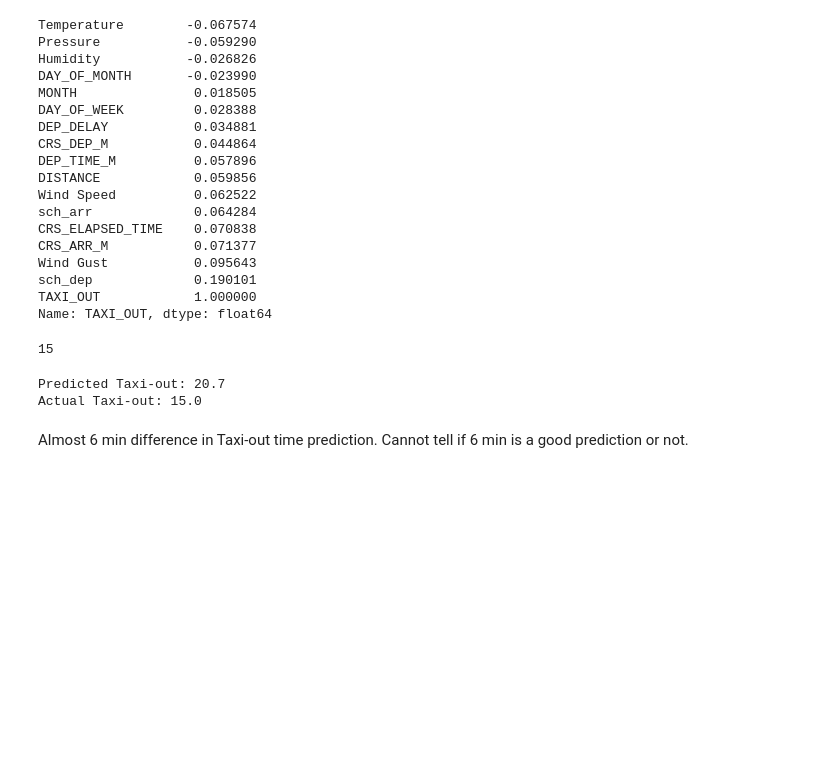
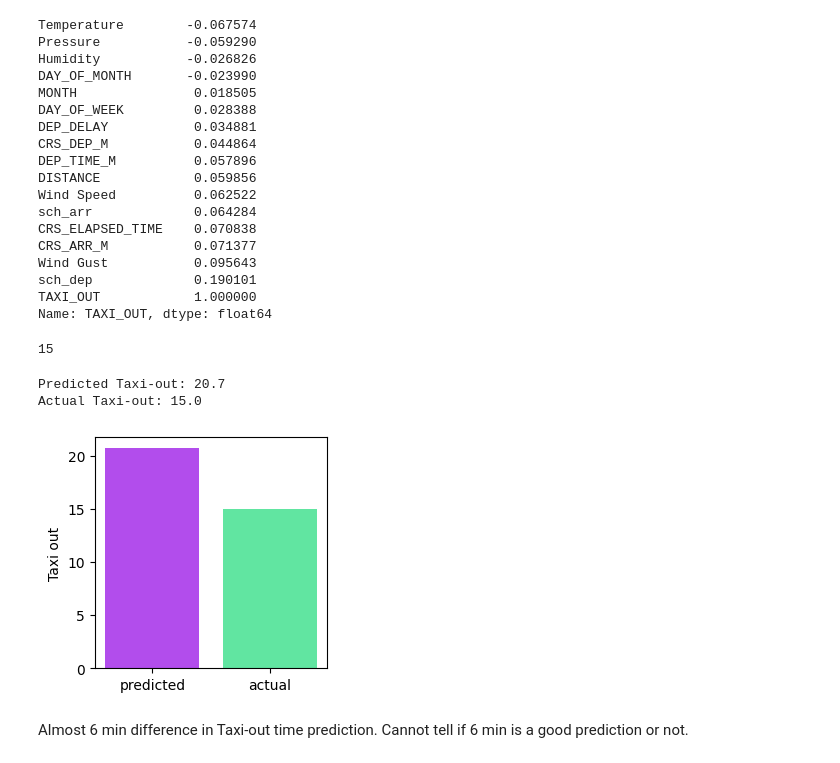
Before and after one commit to usuajiayako/DataScienceWeek5, a Jupyter notebook: taxi-out_assignment2.ipynb, the cells around one changed output. Drawn from its saved outputs; the diff is of its cells as text; code cells hidden in the pictures; blank space fills up the shorter version.

```diff
--- a/taxi-out_assignment2.ipynb
+++ b/taxi-out_assignment2.ipynb
@@ -103,11 +103,12 @@ print("Actual Taxi-out: %.1f" % actual)
 Predicted Taxi-out: 20.7
 Actual Taxi-out: 15.0
 # %%
-# plt.figure(figsize = (5, 3))
-# plt.bar(actual, color = "black")
-# plt.xlabel("")
-# plt.ylabel("Taxi out")
-# plt.show()
+plt.figure(figsize = (3, 3))
+plt.bar(["predicted", "actual"], [pred, actual], color = ["#b24dec", "#61e5a1"])
+plt.ylabel("Taxi out")
+plt.show()
+# %% [output]
+[figure, added]
 # %% [markdown]
 Almost 6 min difference in Taxi-out time prediction.
 Cannot tell if 6 min is a good prediction or not.
```
